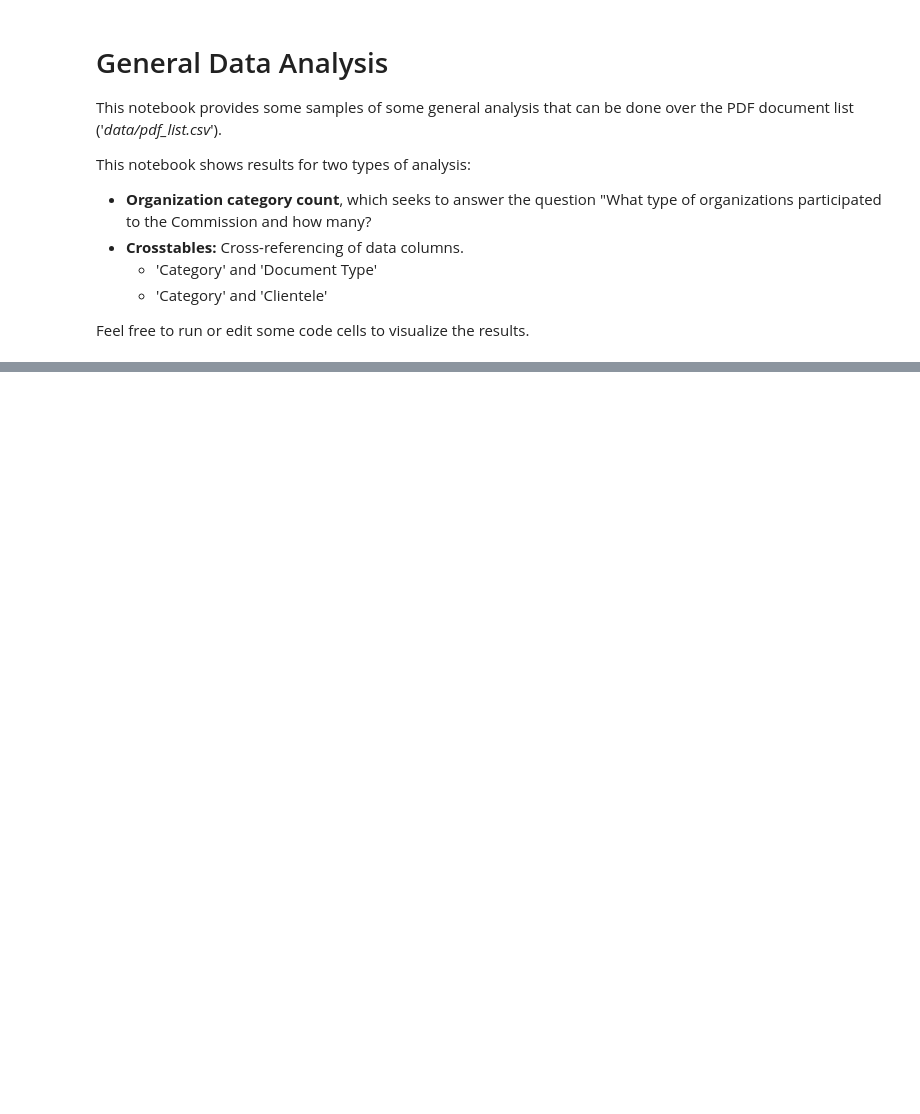
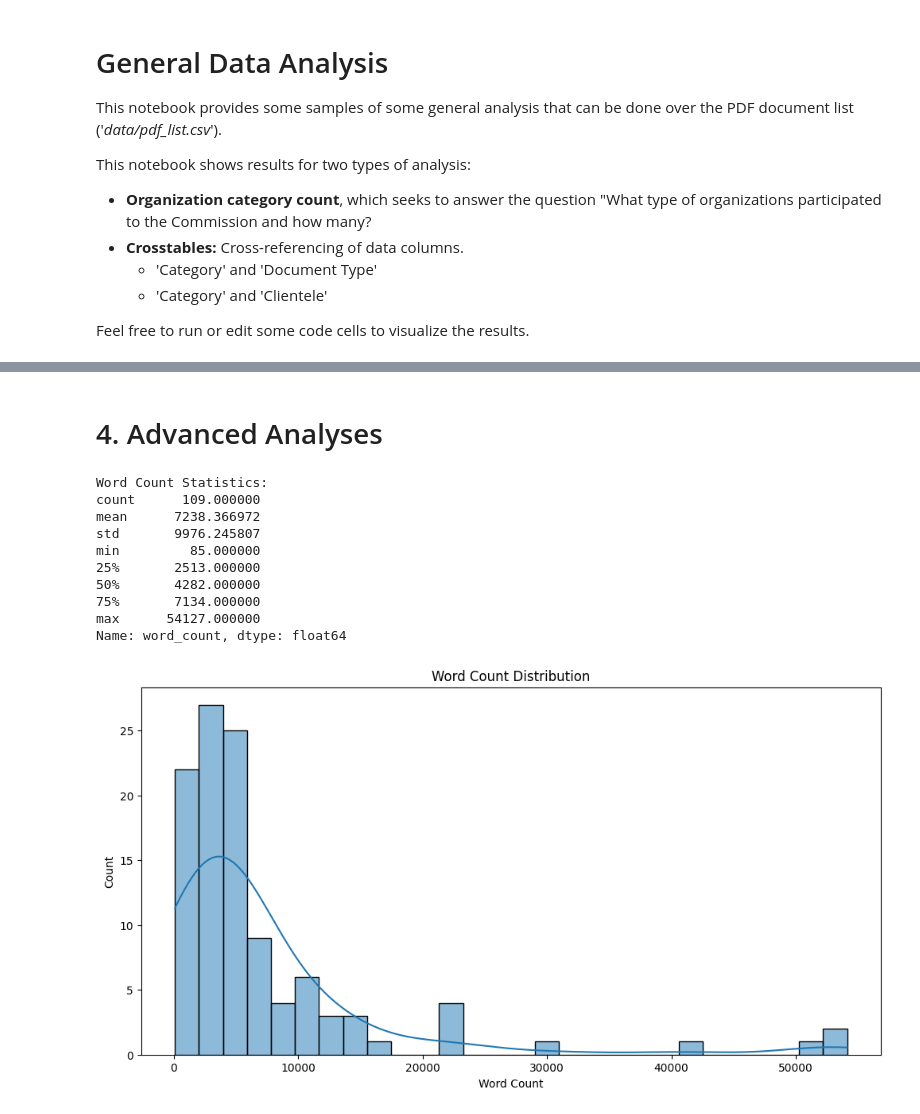
Before and after one commit to 9scorp4/labrri_ocpm_systemic_racism, a Jupyter notebook: general_analysis.ipynb, the cells around one changed output, grey strips where cells are left out. Cells and saved outputs as stored; diff of their text form; code cells hidden in the pictures; blank space fills up the shorter version.

```diff
--- a/general_analysis.ipynb
+++ b/general_analysis.ipynb
@@ -98,0 +176,24 @@ cross_table
+# %% [markdown]
+# 4. Advanced Analyses
+# %%
+print("\nWord Count Statistics:")
+print(df['word_count'].describe())
+
+# Visualize word count distribution
+plt.figure(figsize=(12, 6))
+sns.histplot(df['word_count'], kde=True)
+plt.title('Word Count Distribution')
+plt.xlabel('Word Count')
+plt.show()
+# %% [output]
+Word Count Statistics:
+count      109.000000
+mean      7238.366972
+std       9976.245807
+min         85.000000
+25%       2513.000000
+50%       4282.000000
+75%       7134.000000
+max      54127.000000
+Name: word_count, dtype: float64
+[figure, added]
```
Also changed, not shown: parts of 20 cells of this notebook.
